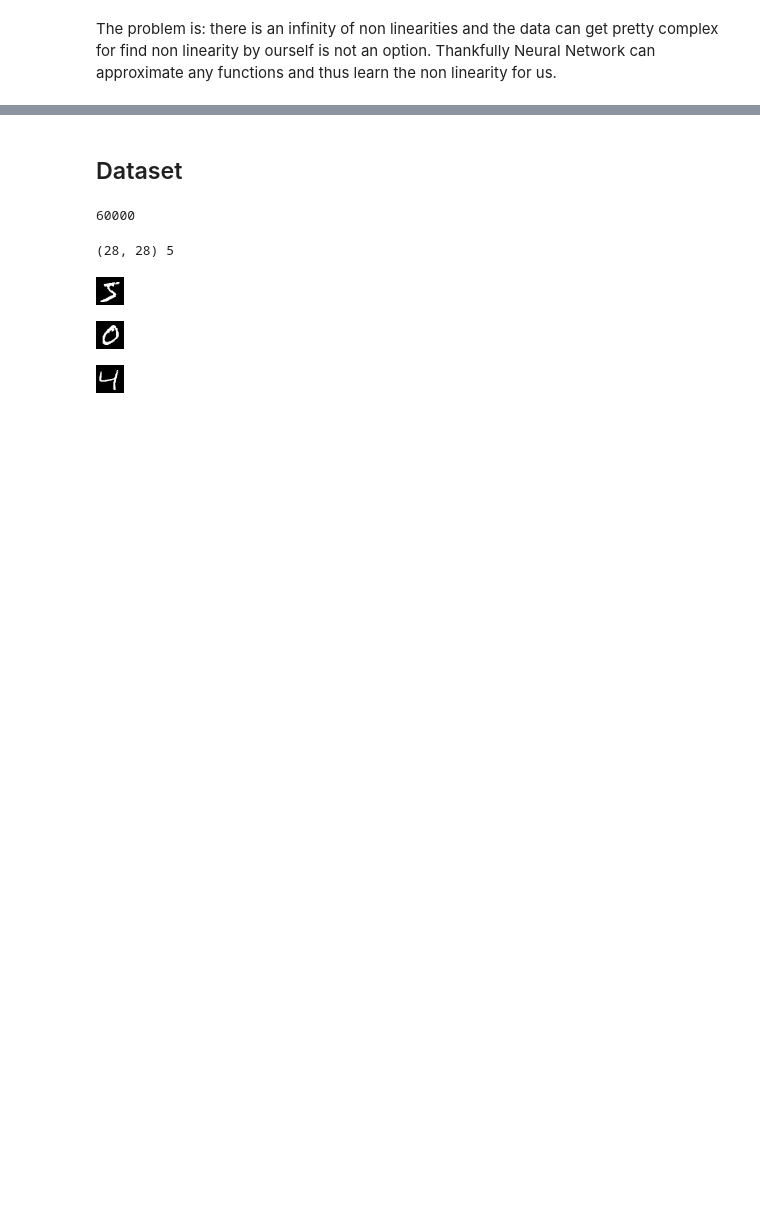
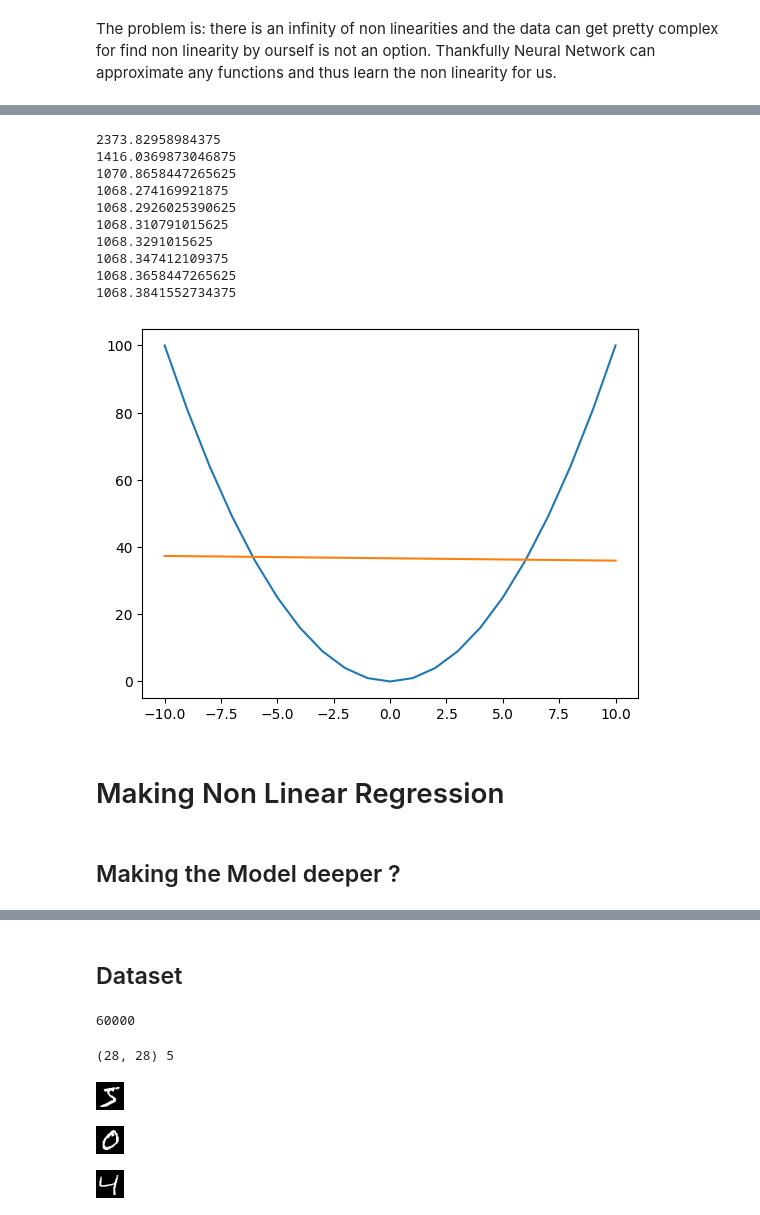
Before and after one commit to kiwi-lang/taranis, a Jupyter notebook: examples/PythonPrimer.ipynb, the cells around one changed output, grey strips where cells are left out. Drawn from its saved outputs; the diff is of its cells as text; code cells hidden in the pictures; blank space fills up the shorter version.

```diff
--- a/examples/PythonPrimer.ipynb
+++ b/examples/PythonPrimer.ipynb
@@ -72,0 +105,38 @@ The problem is: there is an infinity of non linearities and the data can get pre
+# %%
+def train_reg(model, x, y, epoch=100, lr=1):
+    optimizer = optim.Adadelta(model.parameters(), lr=1)
+
+    for i in range(epoch):
+
+        optimizer.zero_grad()                  # Clear derivative
+
+        pred = model(to_tensor(x))             # Make Prediction
+
+        loss = F.mse_loss(pred, to_tensor(y))  # Grade prediction
+
+        loss.backward()                        # Compute derivative
+
+        optimizer.step()                       # Update weights
+
+        if i % (epoch / 10) == 0:
+            print(loss.item())
+
+
+train_reg(model, x, y, 20000)
+show_model_estimate(model, x, y)
+# %% [output]
+2373.82958984375
+1416.0369873046875
+1070.8658447265625
+1068.274169921875
+1068.2926025390625
+1068.310791015625
+1068.3291015625
+1068.347412109375
+1068.3658447265625
+1068.3841552734375
+[figure, added]
+# %% [markdown]
+# Making Non Linear Regression
+# %% [markdown]
+## Making the Model deeper ?
```
Also changed, not shown: parts of 70 cells of this notebook.
